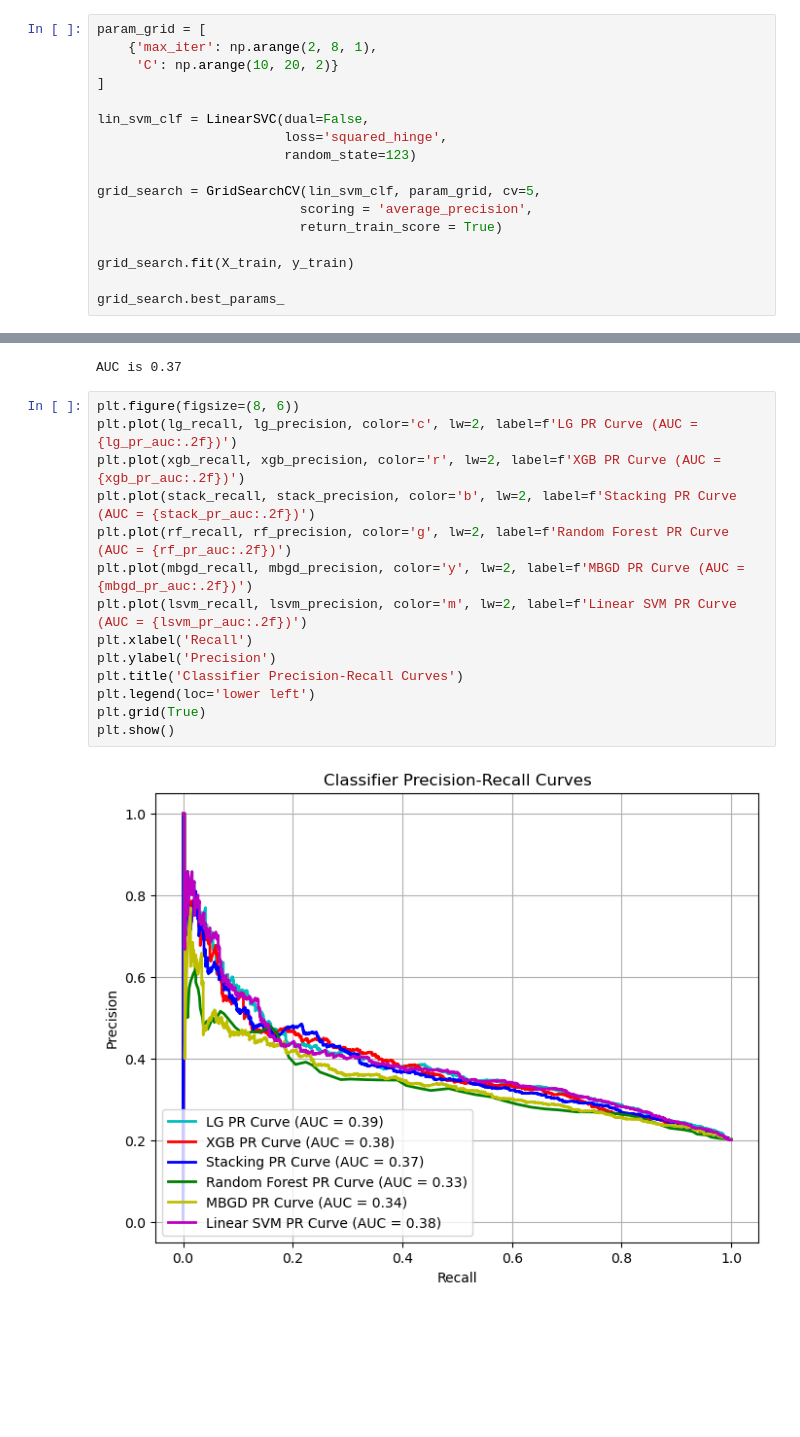
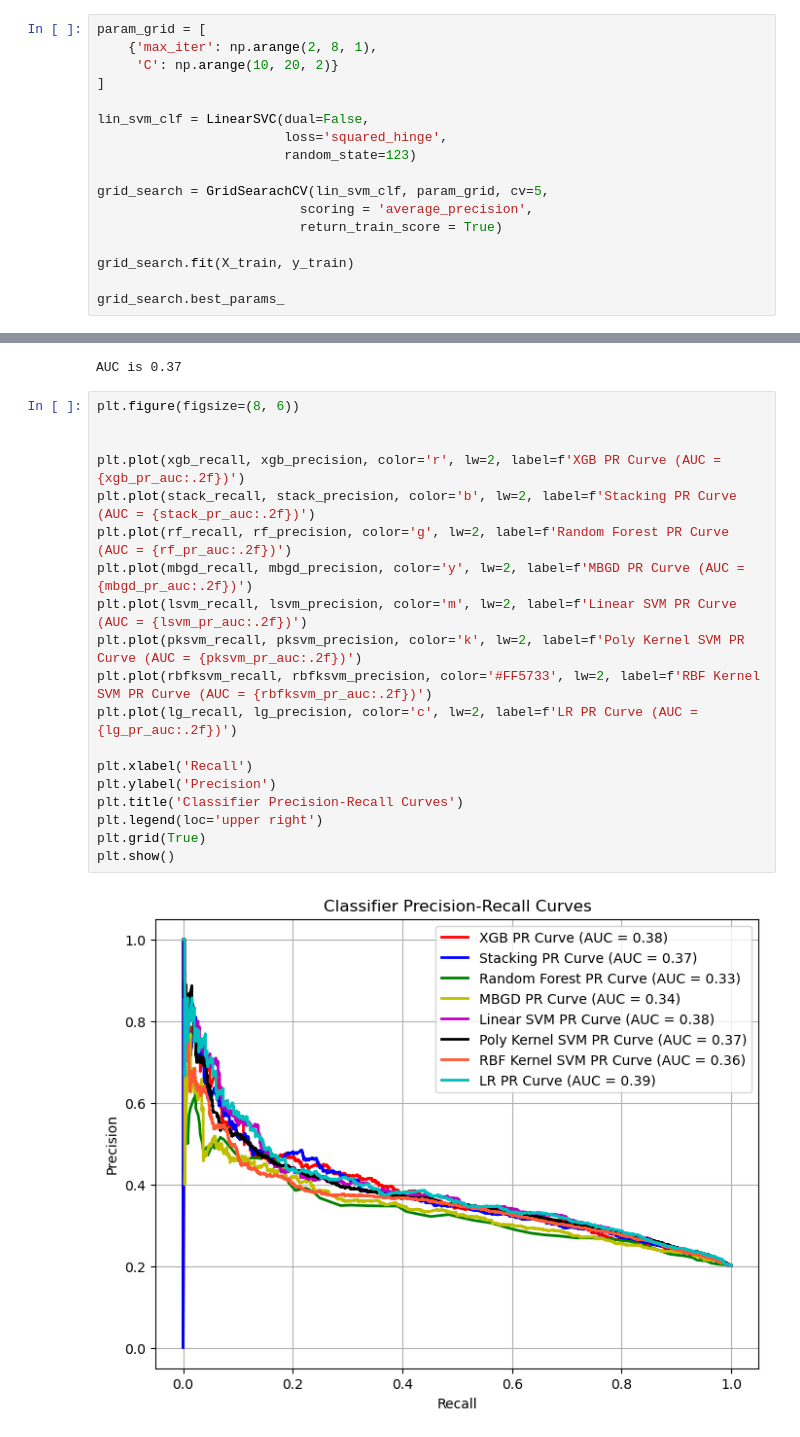
Before and after one commit to KaimiHuang/Applied_Data_Science_Project_1, a Jupyter notebook: Predict_bad_loan.ipynb, the cells around one changed output, grey strips where cells are left out. Saved outputs shown, nothing was run; the diff lists cells and outputs as text; blank space fills up the shorter version.

```diff
--- a/Predict_bad_loan.ipynb
+++ b/Predict_bad_loan.ipynb
@@ -840,7 +872,7 @@ lin_svm_clf = LinearSVC(dual=False,
                         loss='squared_hinge',
                         random_state=123)
 
-grid_search = GridSearchCV(lin_svm_clf, param_grid, cv=5,
+grid_search = GridSearachCV(lin_svm_clf, param_grid, cv=5,
                           scoring = 'average_precision',
                           return_train_score = True)
 
@@ -980,17 +1012,22 @@ stack_precision, stack_recall, stack_pr_auc = get_metrics(y_test, y_score)
 AUC is 0.37
 # %%
 plt.figure(figsize=(8, 6))
-plt.plot(lg_recall, lg_precision, color='c', lw=2, label=f'LG PR Curve (AUC = {lg_pr_auc:.2f})')
+
+
 plt.plot(xgb_recall, xgb_precision, color='r', lw=2, label=f'XGB PR Curve (AUC = {xgb_pr_auc:.2f})')
 plt.plot(stack_recall, stack_precision, color='b', lw=2, label=f'Stacking PR Curve (AUC = {stack_pr_auc:.2f})')
 plt.plot(rf_recall, rf_precision, color='g', lw=2, label=f'Random Forest PR Curve (AUC = {rf_pr_auc:.2f})')
 plt.plot(mbgd_recall, mbgd_precision, color='y', lw=2, label=f'MBGD PR Curve (AUC = {mbgd_pr_auc:.2f})')
 plt.plot(lsvm_recall, lsvm_precision, color='m', lw=2, label=f'Linear SVM PR Curve (AUC = {lsvm_pr_auc:.2f})')
+plt.plot(pksvm_recall, pksvm_precision, color='k', lw=2, label=f'Poly Kernel SVM PR Curve (AUC = {pksvm_pr_auc:.2f})')
+plt.plot(rbfksvm_recall, rbfksvm_precision, color='#FF5733', lw=2, label=f'RBF Kernel SVM PR Curve (AUC = {rbfksvm_pr_auc:.2f})')
+plt.plot(lg_recall, lg_precision, color='c', lw=2, label=f'LR PR Curve (AUC = {lg_pr_auc:.2f})')
+
 plt.xlabel('Recall')
 plt.ylabel('Precision')
 plt.title('Classifier Precision-Recall Curves')
-plt.legend(loc='lower left')
+plt.legend(loc='upper right')
 plt.grid(True)
 plt.show()
 # %% [output]
-[figure, old version]
+[figure, new version]
```
Also changed, not shown: parts of 8 cells of this notebook, 3 other files.
